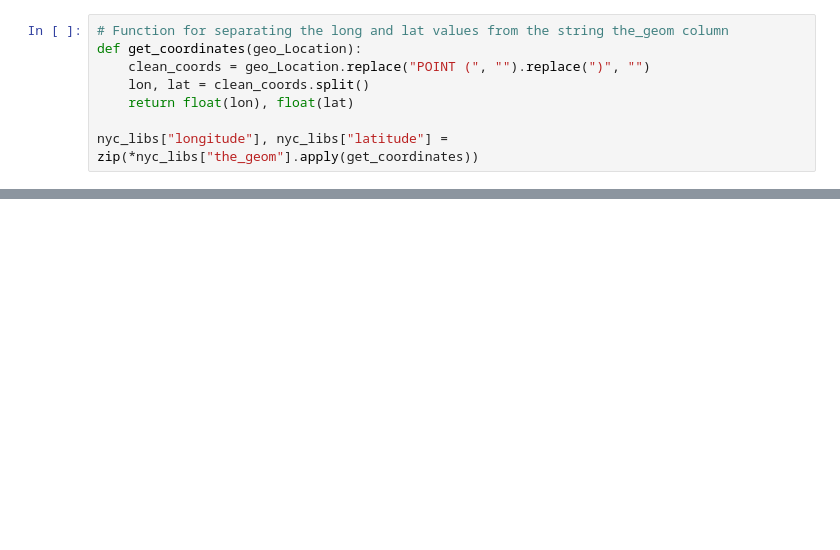
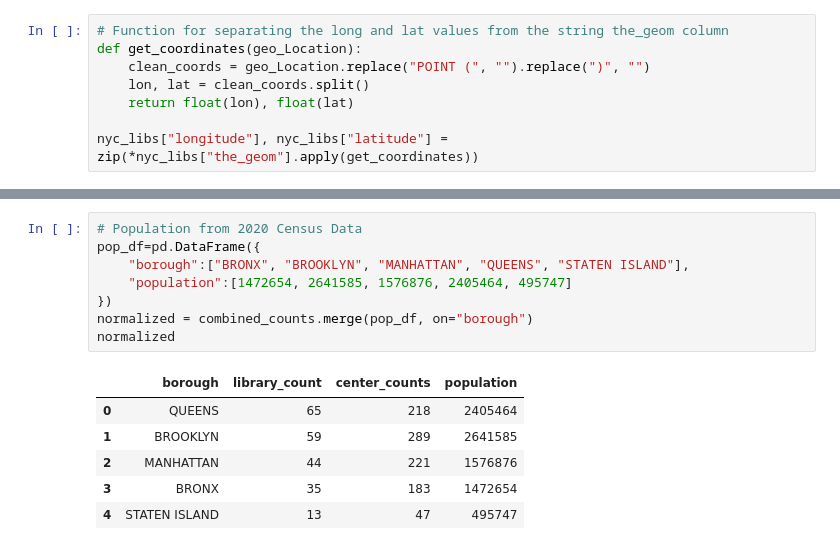
Before and after one commit to YasmineRaef/NYC_OpenSource_Literacy_rates, a Jupyter notebook: Literacy_rates.ipynb, the cells around one changed output, grey strips where cells are left out. Drawn from its saved outputs; the diff is of its cells as text; blank space fills up the shorter version.

```diff
--- a/Literacy_rates.ipynb
+++ b/Literacy_rates.ipynb
@@ -614,0 +657,15 @@ fig.write_html("Libraries_and_Computers.html")
+# %%
+# Population from 2020 Census Data
+pop_df=pd.DataFrame({
+    "borough":["BRONX", "BROOKLYN", "MANHATTAN", "QUEENS", "STATEN ISLAND"],
+    "population":[1472654, 2641585, 1576876, 2405464, 495747]
+})
+normalized = combined_counts.merge(pop_df, on="borough")
+normalized
+# %% [output]
+|  | borough | library_count | center_counts | population |
+| 0 | QUEENS | 65 | 218 | 2405464 |
+| 1 | BROOKLYN | 59 | 289 | 2641585 |
+| 2 | MANHATTAN | 44 | 221 | 1576876 |
+| 3 | BRONX | 35 | 183 | 1472654 |
+| 4 | STATEN ISLAND | 13 | 47 | 495747 |
```
Also changed, not shown: parts of 23 cells of this notebook, 5 other files.
